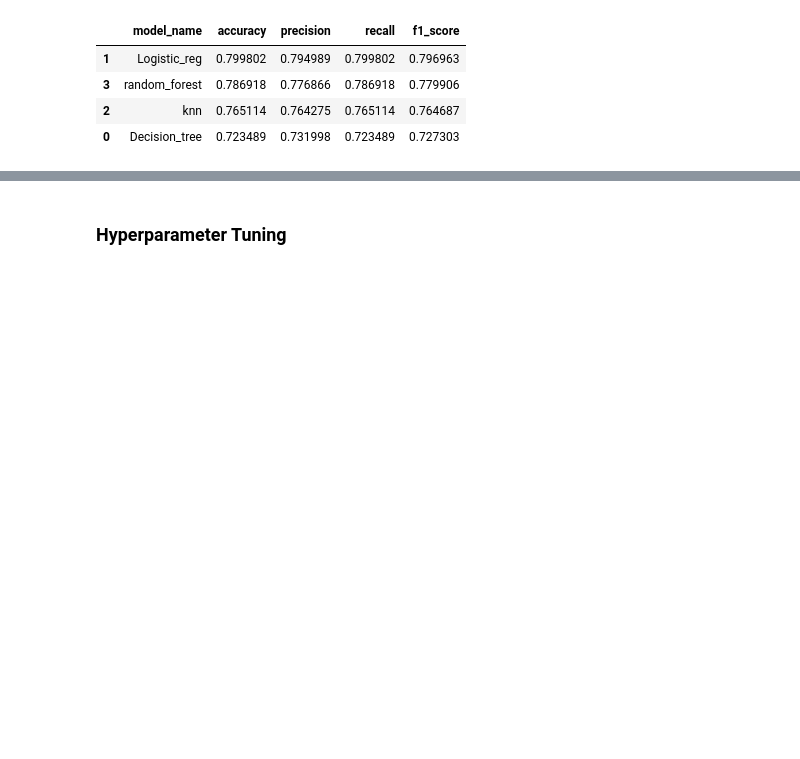
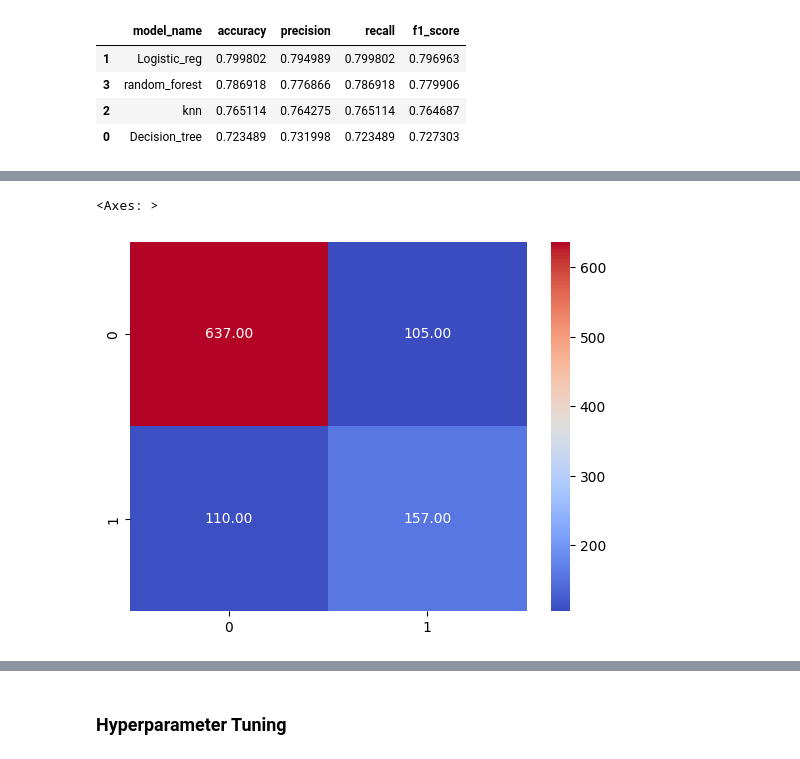
Before and after one commit to MumoMutiso/LP2-Curium-, a Jupyter notebook: modeling.ipynb, the cells around one changed output, grey strips where cells are left out. Drawn from its saved outputs; the diff is of its cells as text; code cells hidden in the pictures; blank space fills up the shorter version.

```diff
--- a/modeling.ipynb
+++ b/modeling.ipynb
@@ -163,6 +163,9 @@ for model_name, classifier in models:
     # Calculate classification report metrics
     metrics = classification_report(y_eval_encoded, y_pred, output_dict=True)
 
+    # Add all pipelines into all_pipeline dictionary
+    all_pipelines[model_name] = final_pipeline
+
     # Extract metrics for the current model
     accuracy = metrics['accuracy']
     precision = metrics['weighted avg']['precision']
@@ -186,0 +207,15 @@ visualize roc_auc curve
+# %%
+from sklearn.metrics import classification_report, confusion_matrix
+
+all_confusion_matrix = {}
+
+# Generate the confusion matrix
+conf_matrix = confusion_matrix(y_eval_encoded, y_pred)
+
+all_confusion_matrix[model_name] = conf_matrix
+# %%
+forest_matrix = all_confusion_matrix['random_forest']
+sns.heatmap(forest_matrix, annot = True, cmap = 'coolwarm', fmt = '.2f')
+# %% [output]
+<Axes: >
+[figure, added]
```
Also changed, not shown: parts of 19 cells of this notebook.
